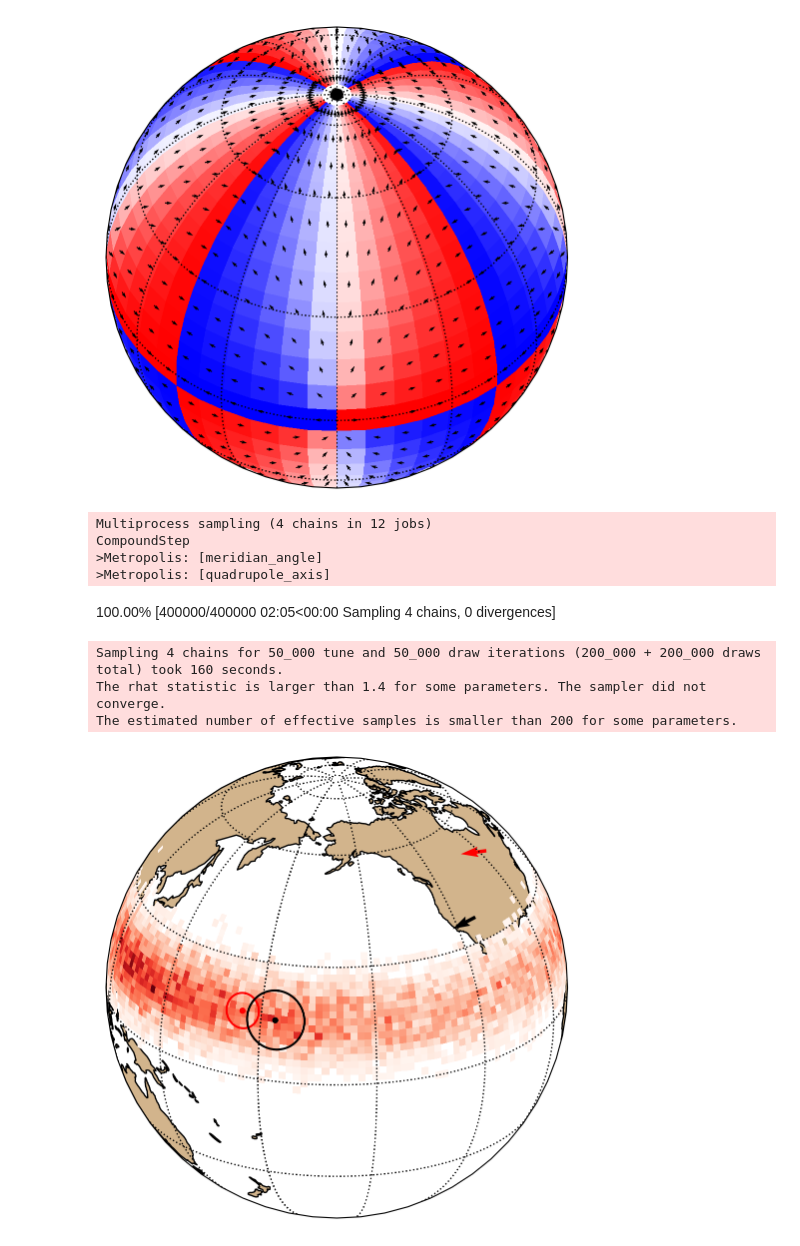
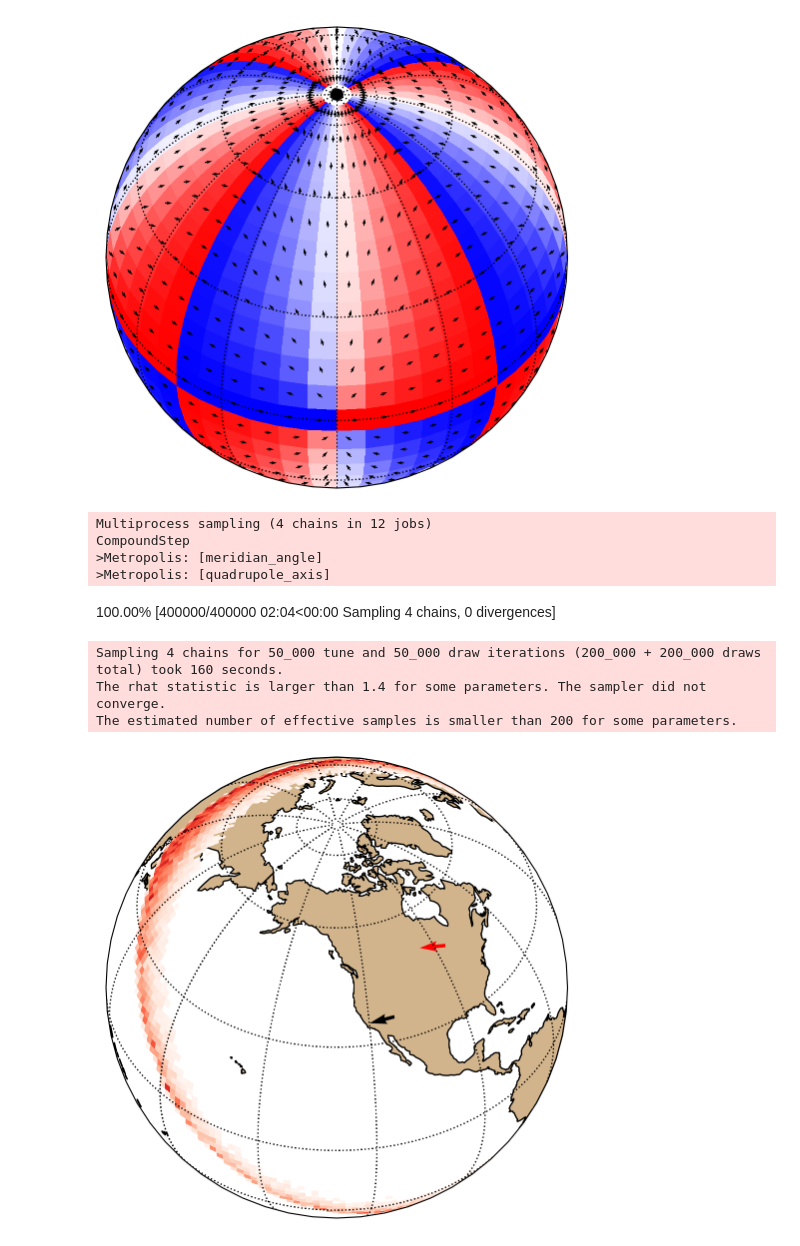
Before and after one commit to Swanson-Hysell-Group/2024_SWLLIP, a Jupyter notebook: code/SWLLIP_geomagnetic_field.ipynb, the cells around one changed output. Drawn from its saved outputs; the diff is of its cells as text; code cells hidden in the pictures.

Commit message:
Update SWLLIP_geomagnetic_field.ipynb
it turns out a quadrupole is better fit!

```diff
--- a/code/SWLLIP_geomagnetic_field.ipynb
+++ b/code/SWLLIP_geomagnetic_field.ipynb
@@ -345,7 +376,7 @@ plt.show()
 with pm.Model() as quadrupole_model:
     # let's define a prior for the quadrupole location with a Watson girdle with very small k
     quadrupole_axis = Watson_Girdle('quadrupole_axis', lon_lat = [1.,1.], k=-0.1, testval = np.array([1., 1.]), shape = 2)
-
+    quadrupole_axis_cart = spherical_to_cartesian(quadrupole_axis[0], quadrupole_axis[1])
     # let's also set a prior for the quadrupole 0 meridian angle
     # because the meridian has to be perpendicular to the quadrupole axis
     # we can set a uniform prior between 0 and 360 for the angle offset for calculating the apparent longitude
@@ -368,9 +399,28 @@ with pm.Model() as quadrupole_model:
     # calculate the pole to great circle angle between the site location and the quadrupole axis
     CB_great_circle_pole = calculate_pole_to_great_circle(CB_slat, CB_slon, quadrupole_axis[1], quadrupole_axis[0])
 
+
     # let's then get the longitudinal (with respect to the quadrupole axis) offset of the site
-    offset_angle = (np.arccos(np.dot(Mich_great_circle_pole, CB_great_circle_pole)) * r2d) % 180
+    offset_angle = (np.arccos(np.dot(Mich_great_circle_pole, CB_great_circle_pole)) * r2d) % 360
 
+    # now let's get the pole to the great circle for the two sites
+    CB_Mich_great_circle_pole = calculate_pole_to_great_circle(CB_slat, CB_slon, Mich_slat, Mich_slon)
+
+    # then let's calculate the distance between the sites' great circle pole and the quadrupole axis
+    pole_distance = (np.arccos(np.dot(quadrupole_axis_cart, CB_Mich_great_circle_pole)) * r2d) % 360
+
+    if T.lt(pole_distance, 90):
+        offset_angle = offset_angle
+    else:
+        offset_angle = -offset_angle
+    # if T.gt(offset_angle, 180):
+    #     offset_angle = offset_angle-360
+
+    # Mich_loc_cart = spherical_to_cartesian(Mich_slon, Mich_slat)
+    # CB_loc_cart = spherical_to_cartesian(CB_slon, CB_slat)
+
+    # if T.gt(np.dot(quadrupole_axis_cart, Mich_loc_cart), np.dot(quadrupole_axis_cart, CB_loc_cart)):
+    #     offset_angle = -offset_angle
     # calculate predicted declination
     CB_pred_dec = calc_normal_quadrupole_dec(CB_lat, offset_angle+meridian_angle)
     #calculate predicted inclination
@@ -386,7 +436,7 @@ Multiprocess sampling (4 chains in 12 jobs)
 CompoundStep
 >Metropolis: [meridian_angle]
 >Metropolis: [quadrupole_axis]
-100.00% [400000/400000 02:05<00:00 Sampling 4 chains, 0 divergences]
+100.00% [400000/400000 02:04<00:00 Sampling 4 chains, 0 divergences]
 Sampling 4 chains for 50_000 tune and 50_000 draw iterations (200_000 + 200_000 draws total) took 160 seconds.
 The rhat statistic is larger than 1.4 for some parameters. The sampler did not converge.
 The estimated number of effective samples is smaller than 200 for some parameters.
@@ -398,19 +448,19 @@ The estimated number of effective samples is smaller than 200 for some parameter
 quadrupole_axis_resample = quadrupole_trace[quadrupole_axis]
 meridian_angle_resample = quadrupole_trace[meridian_angle]
 # %%
-ax = ipmag.make_orthographic_map(figsize=(6,6), central_latitude=25, central_longitude=-160)
+ax = ipmag.make_orthographic_map(figsize=(6,6), central_latitude=45, central_longitude=-130)
 
 # now let's plot the declination of the directions at each site as a vector
 
 ax.quiver(np.array([Mich_slon]), np.array([Mich_slat]), np.array([np.sin(np.radians(Mich_dir_dec))]), np.array([np.cos(np.radians(Mich_dir_dec))]),
             color='r', transform=ccrs.PlateCarree())
 ax.quiver(np.array([CB_slon]), np.array([CB_slat]), np.array([np.sin(np.radians(CB_dir_dec))]), np.array([np.cos(np.radians(CB_dir_dec))]),
             color='k', transform=ccrs.PlateCarree())
 
-plot_distributions(ax, quadrupole_axis_resample.T[0]+180, -dipole_axis_resample.T[1], cmap='Reds', resolution=100)
+plot_distributions(ax, quadrupole_axis_resample.T[0], quadrupole_axis_resample.T[1], cmap='Reds', resolution=100)
 
-ipmag.plot_pole(ax, Mich_plon, Mich_plat, Michi_A95, color='r', edgecolor='none')
-ipmag.plot_pole(ax, CB_plon, CB_plat, CB_A95, color='k', edgecolor='none')
+# ipmag.plot_pole(ax, Mich_plon, Mich_plat, Michi_A95, color='r', edgecolor='none')
+# ipmag.plot_pole(ax, CB_plon, CB_plat, CB_A95, color='k', edgecolor='none')
 plt.show()
 # %% [output]
-[figure, old version]
+[figure, new version]
```
Also changed, not shown: parts of 13 cells of this notebook.
